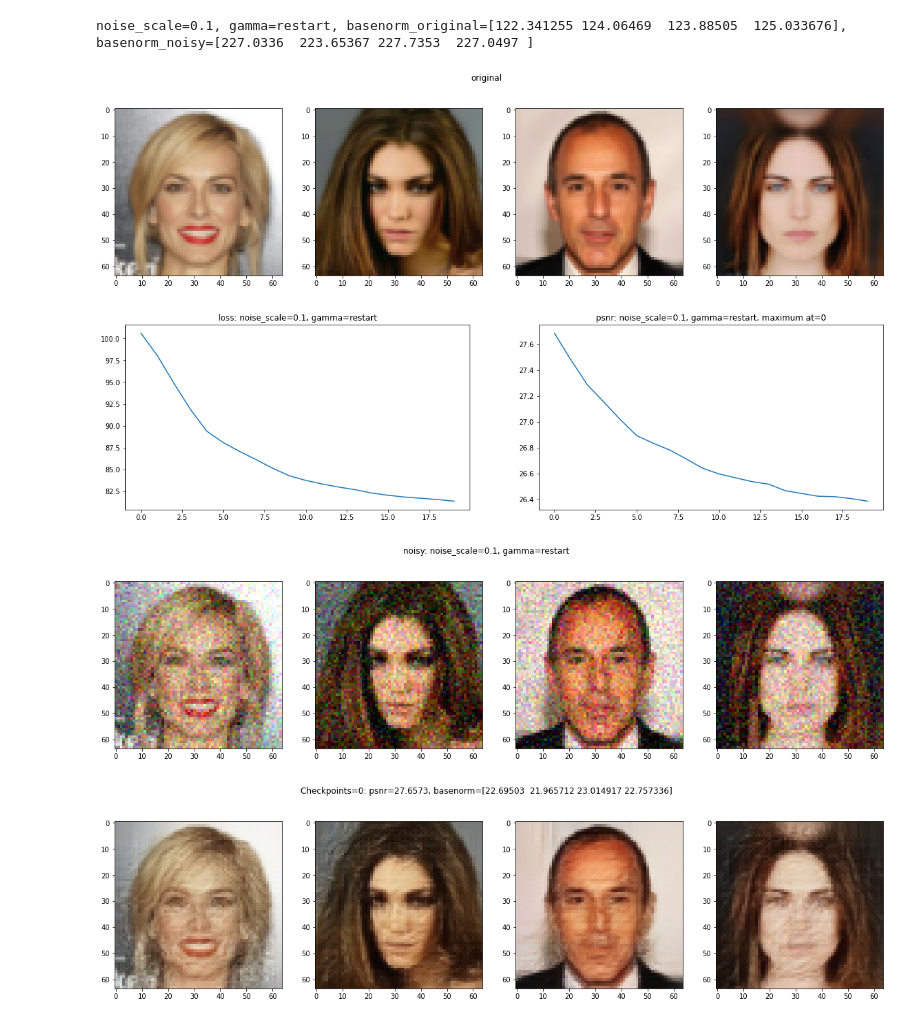
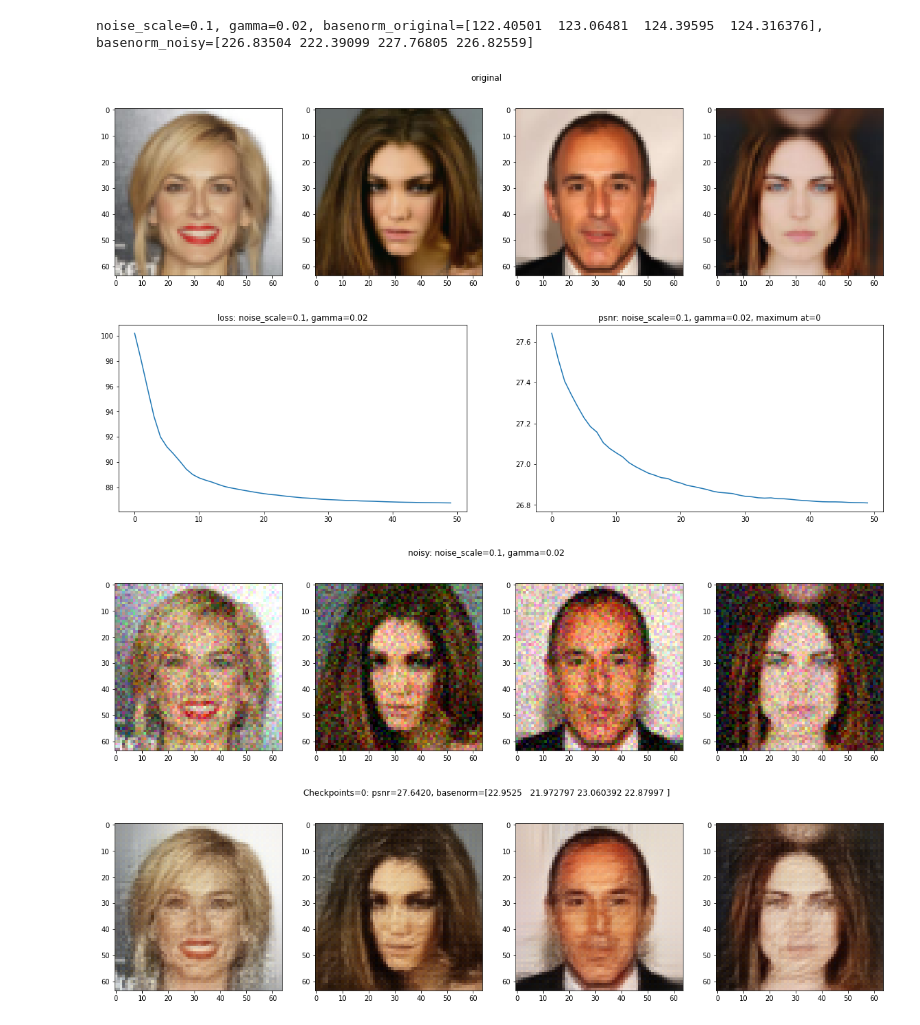
Before and after one commit to lliutianc/GlowIP, a Jupyter notebook: results/celeba/denoise_gaussian_with_restart.ipynb, the cells around one changed output. Drawn from its saved outputs; the diff is of its cells as text; code cells hidden in the pictures.

```diff
--- a/results/celeba/denoise_gaussian_with_restart.ipynb
+++ b/results/celeba/denoise_gaussian_with_restart.ipynb
@@ -45,7 +45,7 @@ def l2norm(batch_data):
 original_showed = False
 
 for trial in results:
-    gamma = trial.split('_')[5]
+    gamma = trial.split('_')[6]
     noise_info = trial.split('_')[1]
     noise_loc, noise_scale = noise_info.split('#')
     noise, noisy, original, base_noisy, base_original, recovered_cps, base_cps, residual_curve, psnr_curve = load_trained(trial)
@@ -65,35 +65,35 @@ for trial in results:
         _ = ax1.plot(residual_curve)
         _ = ax1.set_title(f'loss: noise_scale={noise_scale}, gamma={gamma}')
 
         _ = ax2.plot(psnr_curve)
         _ = ax2.set_title(f'psnr: noise_scale={noise_scale}, gamma={gamma}, maximum at={np.argmax(psnr_curve)}')
         _ = plt.show()
 
         fig, axes = plt.subplots(nrows=1, ncols=4, figsize=(20, 5))
         for noisy, ax in zip(noisy, axes):
             ax.imshow(noisy.transpose(0, 1, 2))
         _ = plt.suptitle(f'noisy: noise_scale={noise_scale}, gamma={gamma}')
         _ = plt.show()
 
         recovered_cps.sort(key=lambda h: int(h.split('_')[-1].replace('.npy', '')))
         for recovered, base in zip(recovered_cps, base_cps):
             checkpoints = recovered.split('_')[-1].replace('.npy', '')
             recovered = np.load(recovered)
             base = np.load(base)
 
             psnr = [compare_psnr(x, y) for x,y in zip(original, recovered)]
             fig, axes = plt.subplots(nrows=1, ncols=4, figsize=(20, 5))
             for recover, ax in zip(recovered, axes):
                 ax.imshow(recover.transpose(0, 1, 2))
             _ = plt.suptitle(f'Checkpoints={checkpoints}: psnr={np.mean(psnr):.4f}, basenorm={l2norm(base)}')
             _ = plt.show()
     else:
         print('Failed')
     print('\n' * 3)
 # %% [output]
-noise_scale=0.1, gamma=restart, basenorm_original=[122.341255 124.06469  123.88505  125.033676], basenorm_noisy=[227.0336  223.65367 227.7353  227.0497 ]
+noise_scale=0.1, gamma=0.02, basenorm_original=[122.40501  123.06481  124.39595  124.316376], basenorm_noisy=[226.83504 222.39099 227.76805 226.82559]
 [figure]
-[figure, old version]
+[figure, new version]
 [figure]
 [figure]
 [figure]
```
Also changed, not shown: parts of 6 cells of this notebook, 1 other file.
